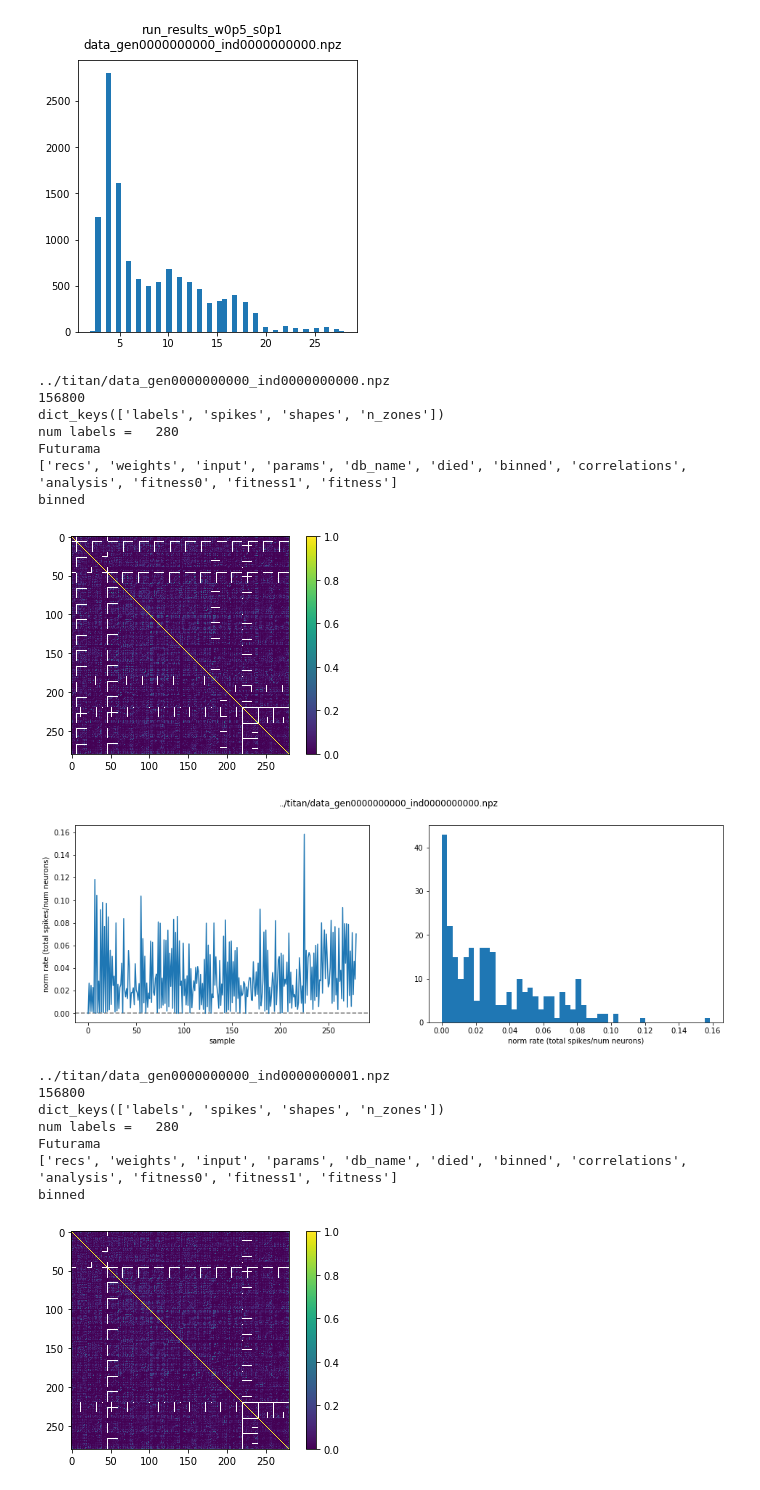
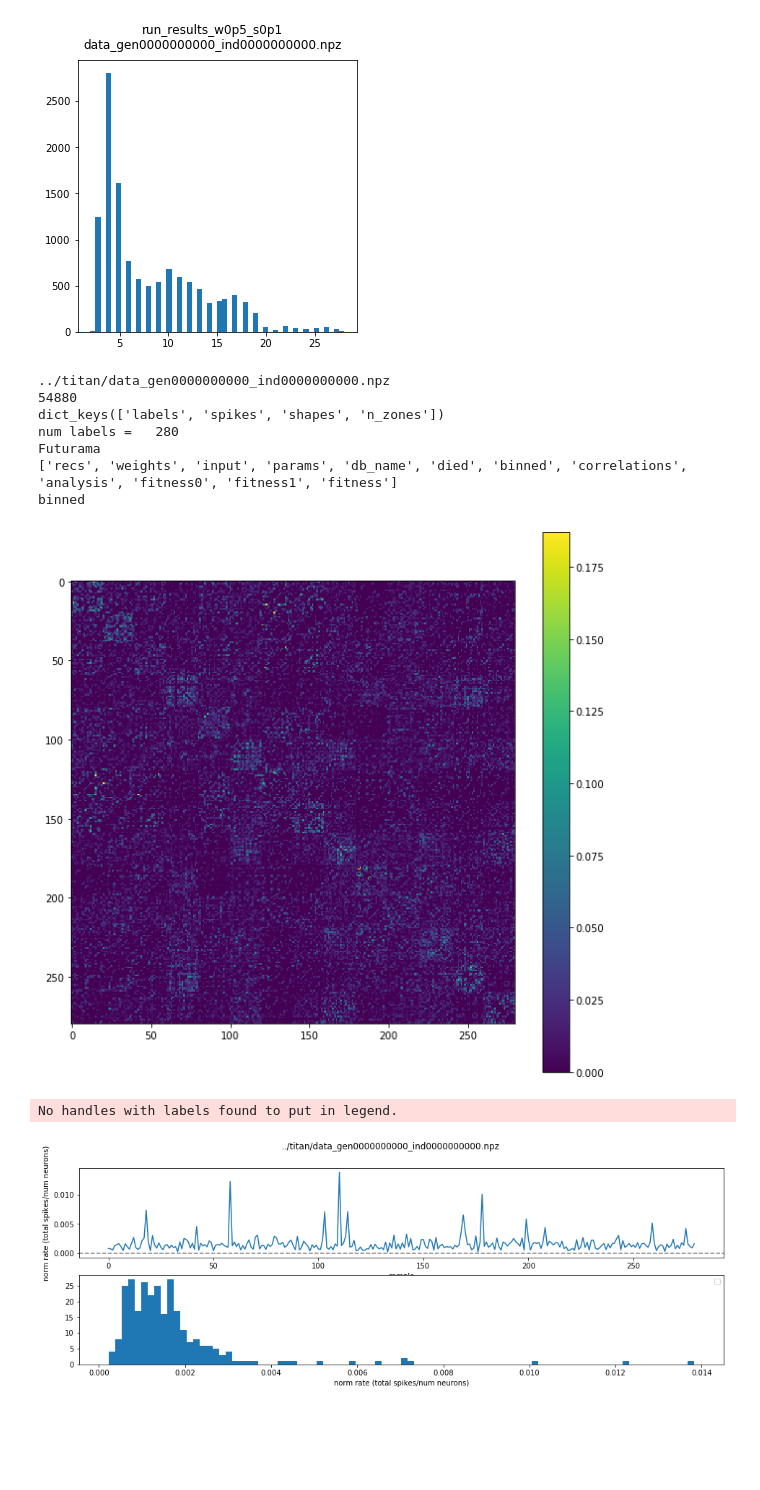
Before and after one commit to chanokin/l2l-omniglot, a Jupyter notebook: check_mid_spikes.ipynb, the cells around one changed output. Cells and saved outputs as stored; diff of their text form; code cells hidden in the pictures; blank space fills up the shorter version.

```diff
--- a/check_mid_spikes.ipynb
+++ b/check_mid_spikes.ipynb
@@ -378,7 +378,7 @@ def sort_activity_per_sample(labels, act_per_sample):
     return saps
 
 def bin_spikes(spikes, dt, start_t, end_t):
-    bins = np.arange(start_t, end_t-dt, dt)
+    bins = np.arange(start_t, end_t, dt)
 
     bs = [[[] for _ in range(len(spikes))]
               for _ in np.arange(start_t, end_t, dt)]
@@ -386,7 +386,7 @@ def bin_spikes(spikes, dt, start_t, end_t):
     for i, times in enumerate(spikes):
         inds = np.digitize(times, bins)
         for j in range(len(times)):
-            b = inds[j]
+            b = inds[j] - 1
             bs[b][i].append(times[j])
     return bs
 
@@ -702,62 +702,80 @@ for f in files:
 #                         over[acc_lens[i1] + j0, acc_lens[i0] + j1] = v
 #                         over[acc_lens[i1] + j1, acc_lens[i0] + j0] = v
         over[:] = npz['correlations'].item()['mushroom']
-        plt.figure()#figsize=(20, 20))
-        plt.imshow(over.copy(), interpolation='none')
+        h, w = over.shape
+        over[range(h), range(h)] = 0.
+        plt.figure(figsize=(10, 10))
+        plt.imshow(over.copy(), interpolation='none')#, cmap='gray')
         plt.colorbar()
         plt.show()
 
+        lh_spikes = npz['recs'].item()['gain_control'][0]['spikes']
+        lh_bins = bin_spikes(lh_spikes, dt, start_t, end_t)
+        lh_rates = norm_rate(lh_bins)
 
+        spikes_dict = npz['input'].item()['spikes'][0.0]
+        bin_dict = {k: bin_spikes(spikes_dict[k], dt, start_t,  end_t)
+                    for k in spikes_dict}
+        keys = sorted( bin_dict.keys() )
+        k0 = keys[0]
+        for k in keys[1:]:
+            for bidx in range(len(bin_dict[k0])):
+                for bl in bin_dict[k][bidx]:
+                    bin_dict[k0][bidx].append(bl)
+
+        in_rates = norm_rate(bin_dict[k0])
 
         rates = norm_rate(bs)
+
+        nrates = (rates - np.mean(rates)) * (1./np.std(rates))
+        max_norm = int(np.ceil(np.max(nrates)))
+        nin_rates = (in_rates - np.mean(in_rates)) * (1./np.std(in_rates))
+        nlh_rates = (lh_rates - np.mean(lh_rates)) * (1./np.std(lh_rates))
+
         plt.figure(figsize=(16, 5))
-        ax = plt.subplot(1, 2, 1)
+        ax = plt.subplot(2, 1, 1)
         plt.suptitle(f"{f}")
         plt.axhline(0.0, linestyle='--', color='gray')
-        plt.plot(rates)
+        plt.plot(rates, label='KC')
+#         plt.plot(in_rates, label='AL')
+#         plt.plot(lh_rates, label='LH')
+
         ax.set_xlabel('sample')
         ax.set_ylabel('norm rate (total spikes/num neurons)')
         #         plt.savefig(f"rates_{dd}_{ff}.png", dpi=150)
 
-        ax = plt.subplot(1, 2, 2)
-        plt.hist(rates, bins=50)
+        ax = plt.subplot(2, 1, 2)
+        plt.hist(rates, bins=(max_norm * 10))
         ax.set_xlabel('norm rate (total spikes/num neurons)')
         #         plt.savefig(f"hist_rates_{dd}_{ff}.png", dpi=150)
-
+        plt.legend()
         plt.show()
 
 #     break
 #         rates = norm_rate(bs)
 #         plt.figure(figsize=(16, 5))
 #         ax = plt.subplot(1, 2, 1)
 #     #     plt.suptitle(f"{ff}")
 #         plt.axhline(0.0, linestyle='--', color='gray')
 #         plt.plot(rates)
 #         ax.set_xlabel('sample')
 #         ax.set_ylabel('norm rate (total spikes/num neurons)')
 #     #         plt.savefig(f"rates_{dd}_{ff}.png", dpi=150)
 
 #         ax = plt.subplot(1, 2, 2)
 #         plt.hist(rates, bins=50)
 #         ax.set_xlabel('norm rate (total spikes/num neurons)')
 #         plt.savefig(f"hist_rates_{k}.png", dpi=150)
 
 #         plt.show()
 # %% [output]
 ../titan/data_gen0000000000_ind0000000000.npz
-156800
+54880
 dict_keys(['labels', 'spikes', 'shapes', 'n_zones'])
 num labels =   280
 Futurama
 ['recs', 'weights', 'input', 'params', 'db_name', 'died', 'binned', 'correlations', 'analysis', 'fitness0', 'fitness1', 'fitness']
 binned
-[figure, old version]
+[figure, new version]
+No handles with labels found to put in legend.
-[figure, old version]
+[figure, new version]
-../titan/data_gen0000000000_ind0000000001.npz
-156800
-dict_keys(['labels', 'spikes', 'shapes', 'n_zones'])
-num labels =   280
-Futurama
-['recs', 'weights', 'input', 'params', 'db_name', 'died', 'binned', 'correlations', 'analysis', 'fitness0', 'fitness1', 'fitness']
-binned
-[figure, removed]
```
Also changed, not shown: parts of 5 cells of this notebook, 8 other files.
